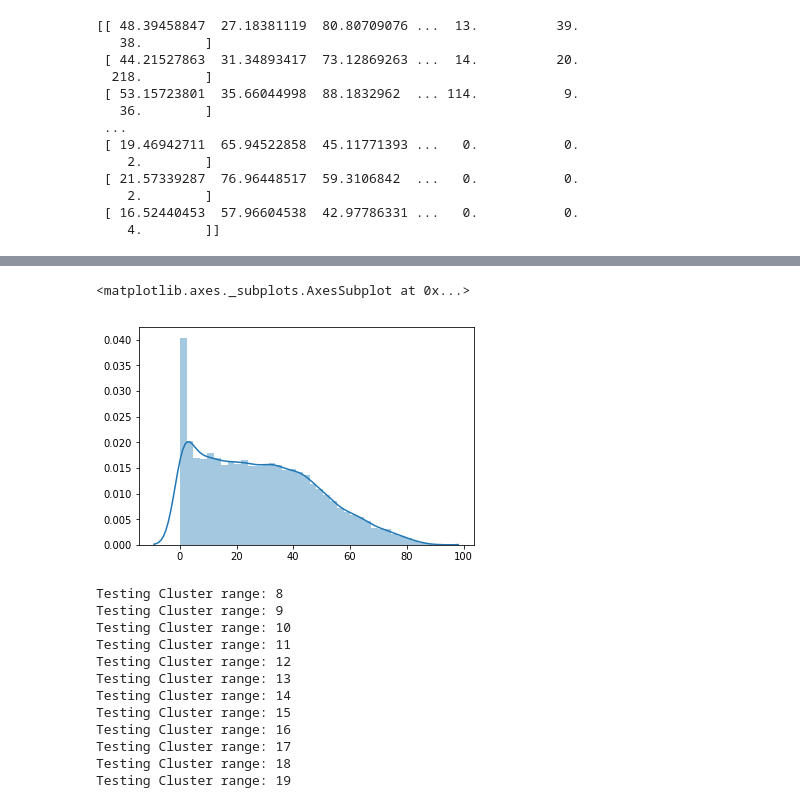
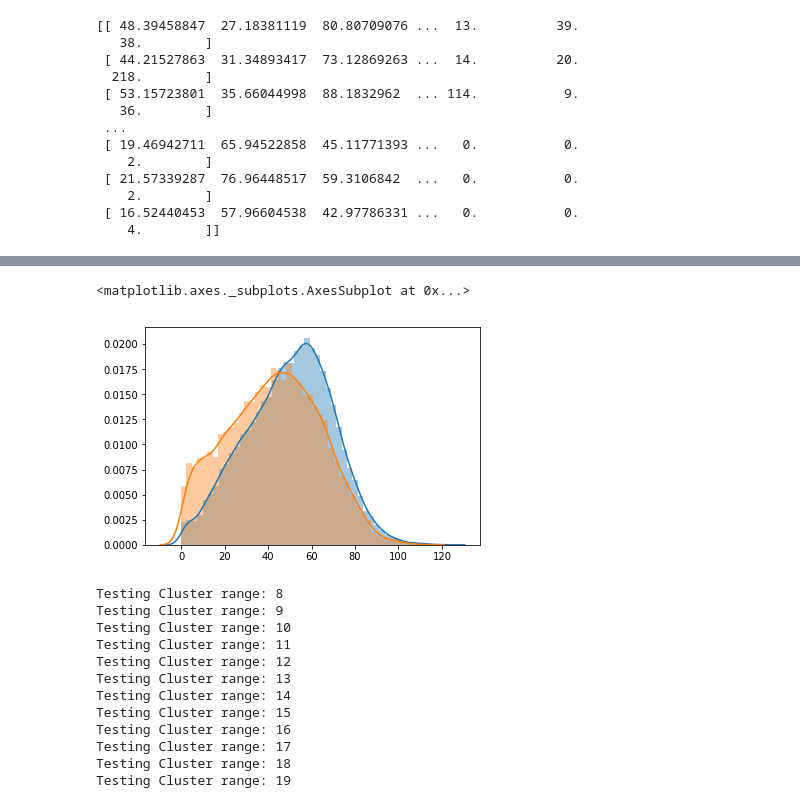
Before and after one commit to nightvision04/image-style-recognition, a Jupyter notebook: lib/model_creator.ipynb, the cells around one changed output, grey strips where cells are left out. Cells and saved outputs as stored; diff of their text form; code cells hidden in the pictures.

Commit message:
Converted colorspace bgr->hsv

```diff
--- a/lib/model_creator.ipynb
+++ b/lib/model_creator.ipynb
@@ -225,7 +249,6 @@ for i in range(len(X)):
     hsv_mean = np.mean(hsv, axis=0)
     hsv_mode = stats.mode(hsv, axis=0).mode
     hsl_features[0] = hsv_std.ravel()
-    hsl_features = np.concatenate((hsl_features.ravel(),hsv_std.ravel()))
     hsl_features = np.concatenate((hsl_features.ravel(),hsv_mean.ravel()))
     hsl_features = np.concatenate((hsl_features.ravel(),hsv_mode.ravel()))
 
@@ -236,6 +259,29 @@ for i in range(len(X)):
 X_morph = np.array(X_morph)
 
 print(X_morph)
+
+
+
+square_size = 30
+X_morph_control = []
+for i in range(len(X_control)):
+
+    hsl_features = np.zeros([1,3])
+    img =  X_control[i].reshape(int(len(X_control[i]) / (square_size*3)),int(len(X_control[i]) / (square_size*3)),3 ).astype('uint8')
+    # Get stats for hue, contrast, saturation
+    hsv = cv2.cvtColor(img, cv2.COLOR_BGR2HSV)
+    # Convert to float64 for higher precision stat descriptions
+    hsv = hsv.reshape(int(len(X_control[i]) / 3),3 ).astype('float32')
+    hsv_std = np.std(hsv, axis=0)
+    hsv_mean = np.mean(hsv, axis=0)
+    hsv_mode = stats.mode(hsv, axis=0).mode
+    hsl_features[0] = hsv_std.ravel()
+    hsl_features = np.concatenate((hsl_features.ravel(),hsv_mean.ravel()))
+    hsl_features = np.concatenate((hsl_features.ravel(),hsv_mode.ravel()))
+
+    X_morph_control.append(hsl_features)
+
+X_morph_control = np.array(X_morph_control)
 # %% [output]
 [[ 48.39458847  27.18381119  80.80709076 ...  13.          39.
    38.        ]
@@ -253,22 +315,37 @@ print(X_morph)
 # %%
 import seaborn as sns
 
 cluster_stats ={}
 
 cluster_stats['hue_std'] = X_morph[:,0]
 cluster_stats['sat_std'] = X_morph[:,1]
 cluster_stats['li_std'] = X_morph[:,2]
 cluster_stats['hue_mean'] = X_morph[:,3]
 cluster_stats['sat_mean'] = X_morph[:,4]
 cluster_stats['li_mean'] = X_morph[:,5]
 cluster_stats['hue_mode'] = X_morph[:,6]
 cluster_stats['sat_mode'] = X_morph[:,7]
 cluster_stats['li_mode'] = X_morph[:,8]
 
+cluster_stats_control ={}
 
-sns.distplot(cluster_stats['hue_std'])
+cluster_stats_control['hue_std'] = X_morph_control[:,0]
+cluster_stats_control['sat_std'] = X_morph_control[:,1]
+cluster_stats_control['li_std'] = X_morph_control[:,2]
+cluster_stats_control['hue_mean'] = X_morph_control[:,3]
+cluster_stats_control['sat_mean'] = X_morph_control[:,4]
+cluster_stats_control['li_mean'] = X_morph_control[:,5]
+cluster_stats_control['hue_mode'] = X_morph_control[:,6]
+cluster_stats_control['sat_mode'] = X_morph_control[:,7]
+cluster_stats_control['li_mode'] = X_morph_control[:,8]
+
+
+sns.distplot(cluster_stats_control['li_std'])
+
+
+sns.distplot(cluster_stats['li_std'])
 # %% [output]
 <matplotlib.axes._subplots.AxesSubplot at 0x...>
-[figure, old version]
+[figure, new version]
 # %%
 
```
Also changed, not shown: parts of 5 cells of this notebook, 6 other files.
